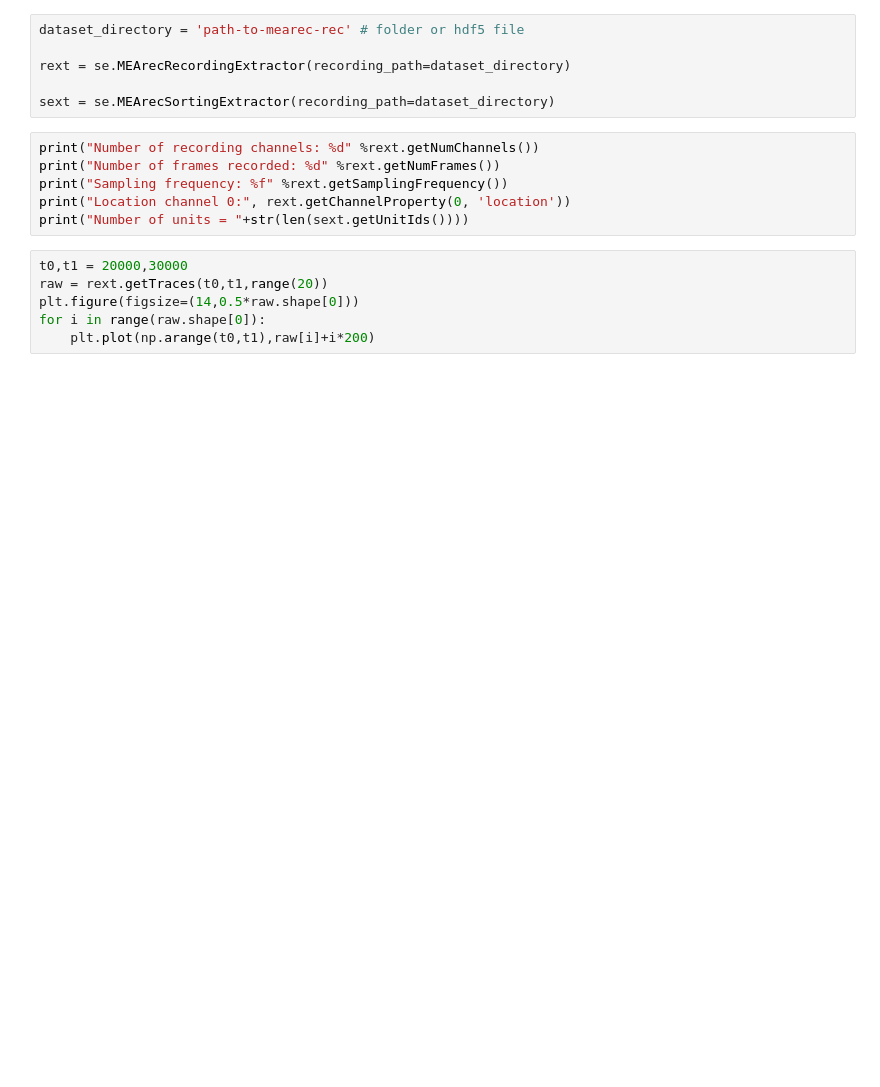
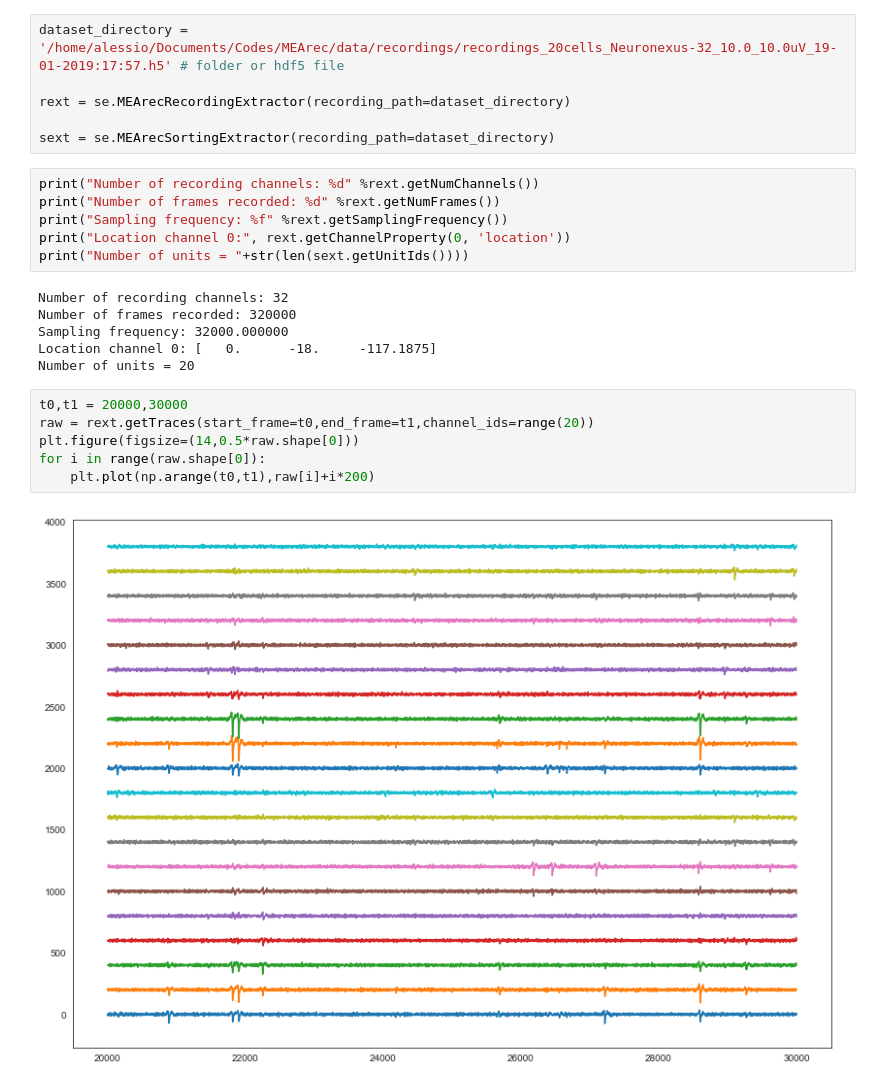
Before and after one commit to SpikeInterface/spikeextractors, a Jupyter notebook: examples/demo_mearec_extractors.ipynb, the cells around one changed output. Cells and saved outputs as stored; diff of their text form; blank space fills up the shorter version.

Commit message:
fixed mearecextractors and added verbose arg to biocamextractor

```diff
--- a/examples/demo_mearec_extractors.ipynb
+++ b/examples/demo_mearec_extractors.ipynb
@@ -12,5 +15,5 @@ import spikeextractors as se
 # %%
-dataset_directory = 'path-to-mearec-rec' # folder or hdf5 file
+dataset_directory = '/home/alessio/Documents/Codes/MEArec/data/recordings/recordings_20cells_Neuronexus-32_10.0_10.0uV_19-01-2019:17:57.h5' # folder or hdf5 file
 
 rext = se.MEArecRecordingExtractor(recording_path=dataset_directory)
 
@@ -21,10 +24,18 @@ print("Number of frames recorded: %d" %rext.getNumFrames())
 print("Sampling frequency: %f" %rext.getSamplingFrequency())
 print("Location channel 0:", rext.getChannelProperty(0, 'location'))
 print("Number of units = "+str(len(sext.getUnitIds())))
+# %% [output]
+Number of recording channels: 32
+Number of frames recorded: 320000
+Sampling frequency: 32000.000000
+Location channel 0: [   0.      -18.     -117.1875]
+Number of units = 20
 # %%
 t0,t1 = 20000,30000
-raw = rext.getTraces(t0,t1,range(20))
+raw = rext.getTraces(start_frame=t0,end_frame=t1,channel_ids=range(20))
 plt.figure(figsize=(14,0.5*raw.shape[0]))
 for i in range(raw.shape[0]):
     plt.plot(np.arange(t0,t1),raw[i]+i*200)
+# %% [output]
+[figure, added]
 # %%
```
Also changed, not shown: parts of 2 cells of this notebook, 3 other files.
